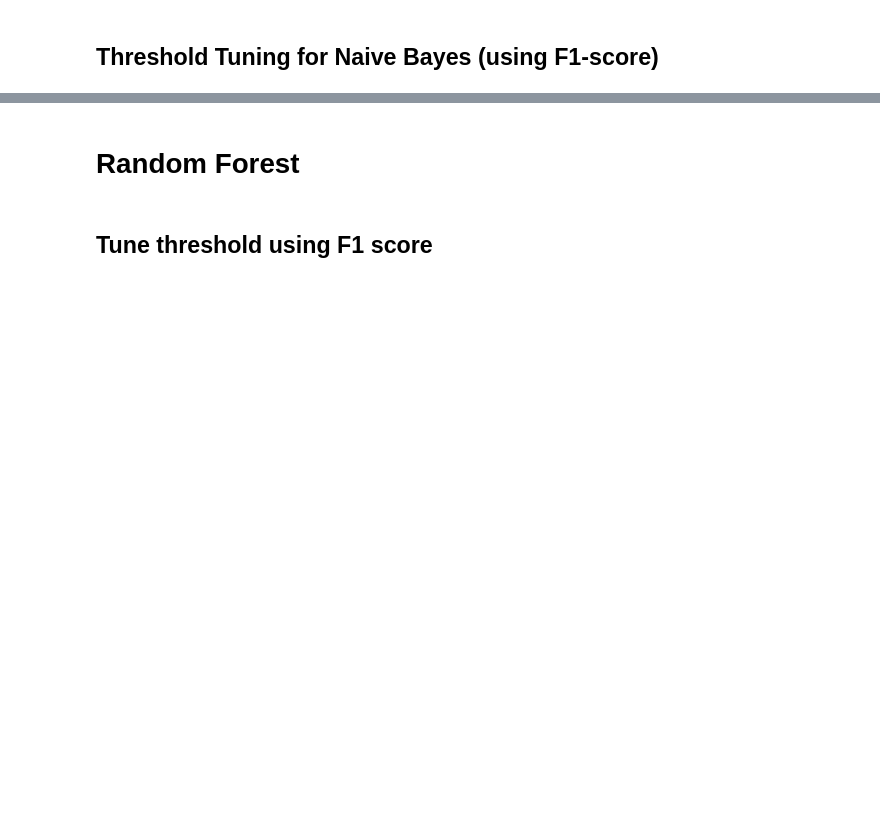
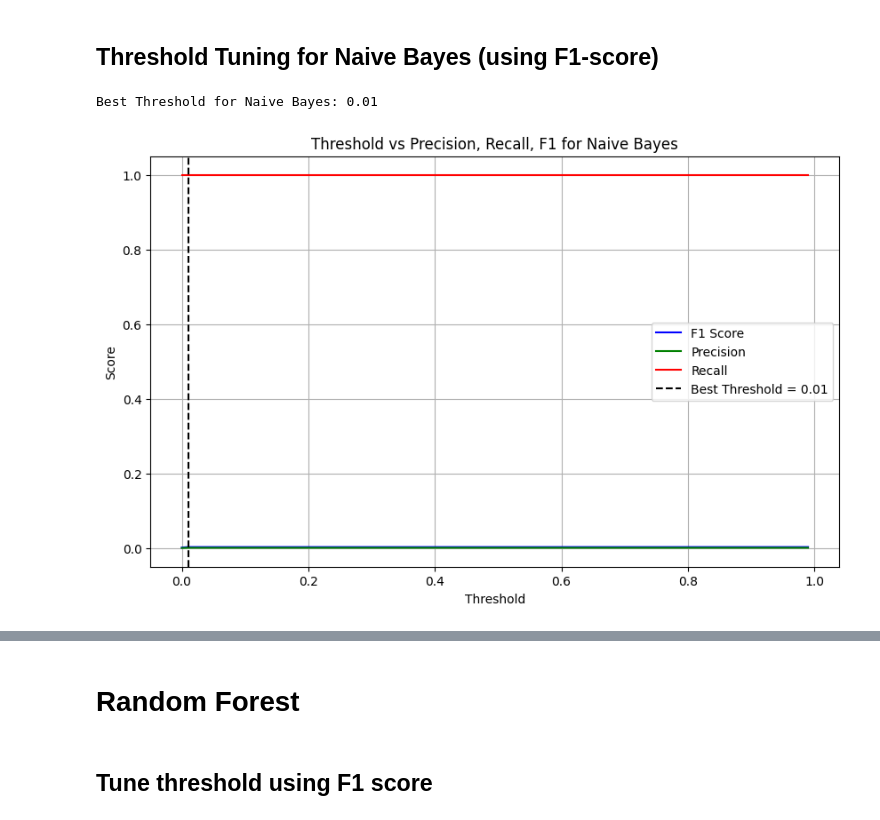
Before and after one commit to ABUALHUSSEIN/Fraud-Detection-in-Financial-Transactions-Using-Machine-Learning, a Jupyter notebook: Fraud_Detection.ipynb, the cells around one changed output, grey strips where cells are left out. Cells and saved outputs as stored; diff of their text form; code cells hidden in the pictures; blank space fills up the shorter version.

```diff
--- a/Fraud_Detection.ipynb
+++ b/Fraud_Detection.ipynb
@@ -986,17 +976,22 @@ y_proba_nb = nb_pipeline.predict_proba(X_test)[:, 1]
 # %% [markdown]
 ##  Threshold Tuning for Naive Bayes (using F1-score)
 # %%
-# --- Threshold Tuning ---
-thresholds = np.arange(0.0, 1.0, 0.01)
+# --- Threshold Tuning for Naive Bayes ---
+thresholds_nb = np.arange(0.0, 1.0, 0.01)
 f1_scores_nb = []
 precision_scores_nb = []
 recall_scores_nb = []
 
-for t in thresholds:
+for t in thresholds_nb:
     y_pred_thresh = (y_proba_nb >= t).astype(int)
     f1_scores_nb.append(f1_score(y_test, y_pred_thresh))
-    precision_scores_nb.append(precision_score(y_test, y_pred_thresh))
+    precision_scores_nb.append(precision_score(y_test, y_pred_thresh, zero_division=0))
     recall_scores_nb.append(recall_score(y_test, y_pred_thresh))
 
-best_threshold_nb = thresholds[np.argmax(f1_scores_nb)]
+best_threshold_nb = thresholds_nb[np.argmax(f1_scores_nb)]
 print(f"Best Threshold for Naive Bayes: {best_threshold_nb:.2f}")
+# Calculate precision and recall at best threshold
+best_precision_nb = precision_scores_nb[np.argmax(f1_scores_nb)]
+best_recall_nb = recall_scores_nb[np.argmax(f1_scores_nb)]
+# %% [output]
+Best Threshold for Naive Bayes: 0.01
@@ -1003,15 +1001,18 @@ print(f"Best Threshold for Naive Bayes: {best_threshold_nb:.2f}")
 # %%
-#Plot threshold vs F1, precision, recall
+# Plot threshold vs F1, Precision, Recall for Naive Bayes
 plt.figure(figsize=(10, 6))
-plt.plot(thresholds, f1_scores, label='F1 Score')
-plt.plot(thresholds, precision_scores, label='Precision')
-plt.plot(thresholds, recall_scores, label='Recall')
+plt.plot(thresholds_nb, f1_scores_nb, label='F1 Score', color='blue')
+plt.plot(thresholds_nb, precision_scores_nb, label='Precision', color='green')
+plt.plot(thresholds_nb, recall_scores_nb, label='Recall', color='red')
+plt.axvline(best_threshold_nb, color='black', linestyle='--', label=f'Best Threshold = {best_threshold_nb:.2f}')
 plt.xlabel("Threshold")
 plt.ylabel("Score")
-plt.title("Threshold vs Precision, Recall, F1")
+plt.title("Threshold vs Precision, Recall, F1 for Naive Bayes")
 plt.legend()
 plt.grid(True)
 plt.show()
+# %% [output]
+[figure, added]
 # %%
 
 
```
Also changed, not shown: parts of 53 cells of this notebook.
